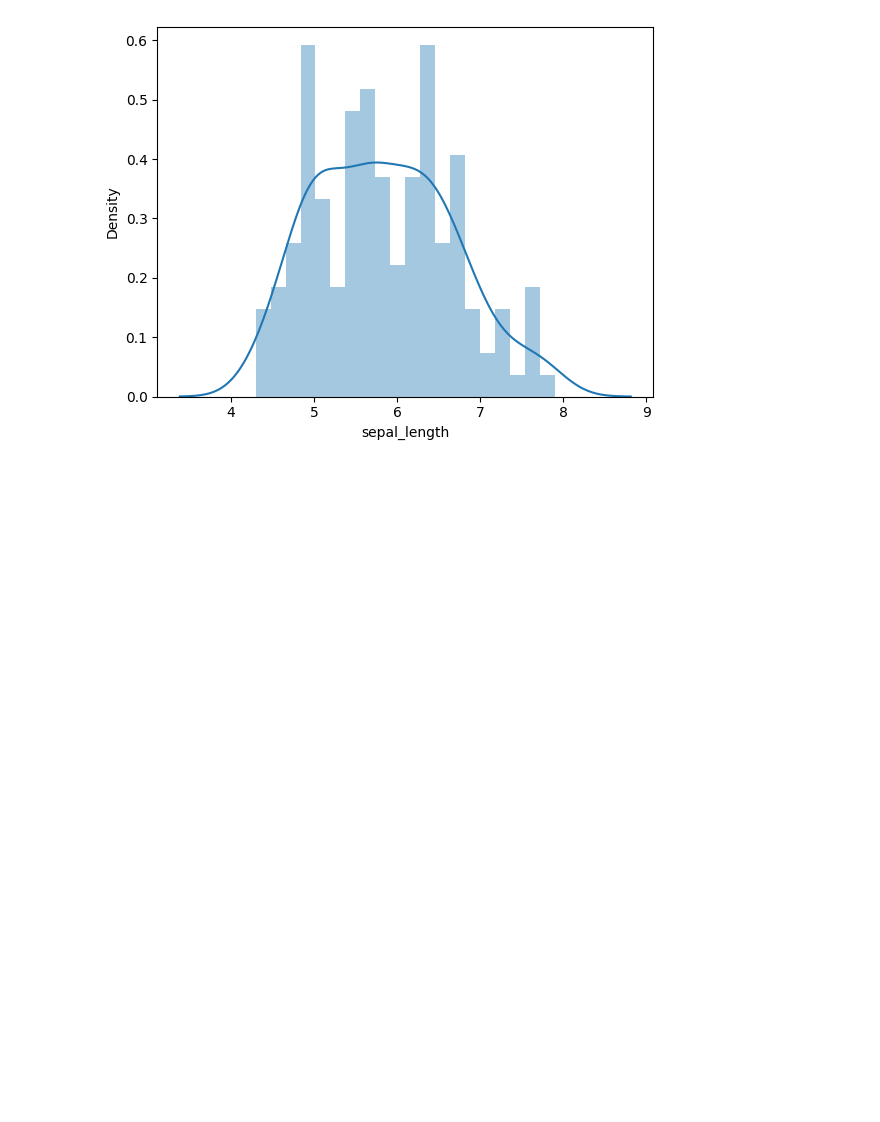
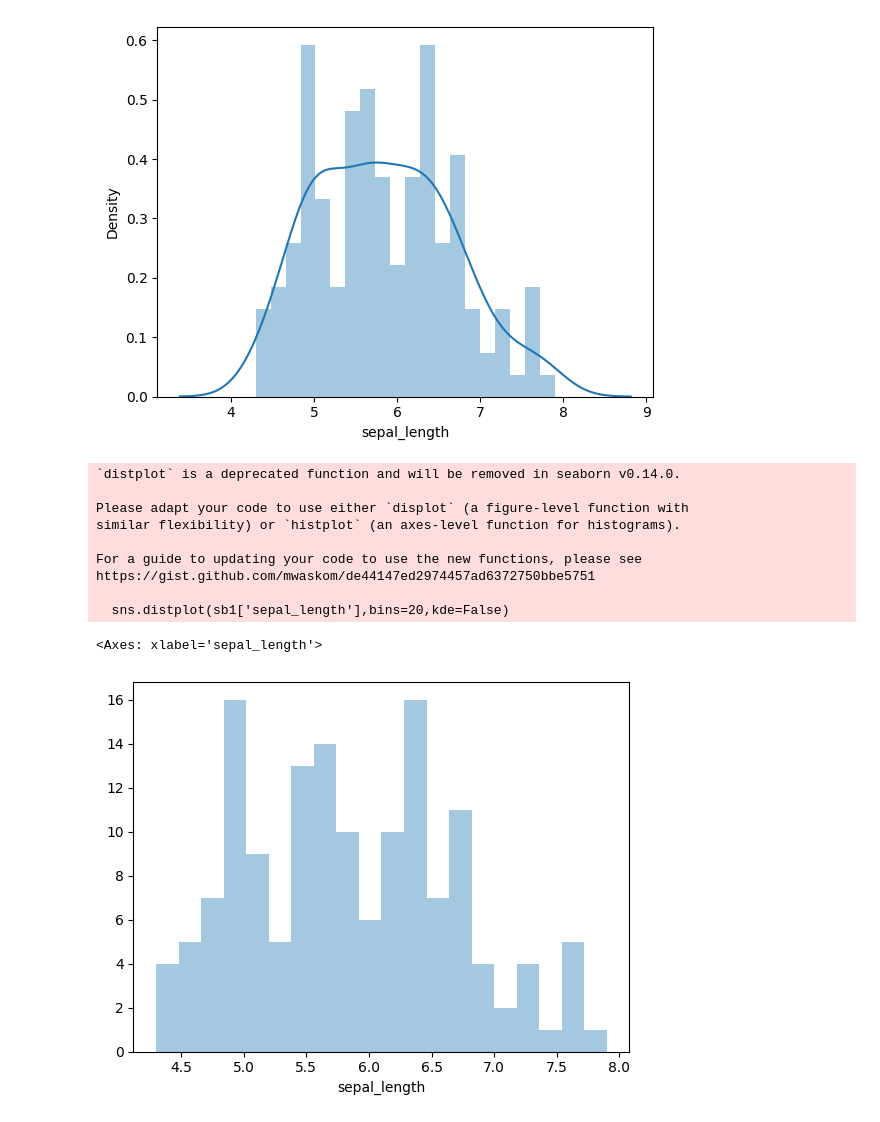
Before and after one commit to dpkasahu/numpy, a Jupyter notebook: Seaborn.ipynb, the cells around one changed output. Cells and saved outputs as stored; diff of their text form; code cells hidden in the pictures; blank space fills up the shorter version.

```diff
--- a/Seaborn.ipynb
+++ b/Seaborn.ipynb
@@ -52,3 +52,17 @@ https://gist.github.com/mwaskom/de44147ed2974457ad6372750bbe5751
   sns.distplot(sb1['sepal_length'],bins=20)
 <Axes: xlabel='sepal_length', ylabel='Density'>
 [figure]
+# %%
+sns.distplot(sb1['sepal_length'],bins=20,kde=False) #kde = kernel density estimator , False = show density y-axis show count , true = default value y-axis show density
+# %% [output]
+`distplot` is a deprecated function and will be removed in seaborn v0.14.0.
+
+Please adapt your code to use either `displot` (a figure-level function with
+similar flexibility) or `histplot` (an axes-level function for histograms).
+
+For a guide to updating your code to use the new functions, please see
+https://gist.github.com/mwaskom/de44147ed2974457ad6372750bbe5751
+
+  sns.distplot(sb1['sepal_length'],bins=20,kde=False)
+<Axes: xlabel='sepal_length'>
+[figure, added]
```
